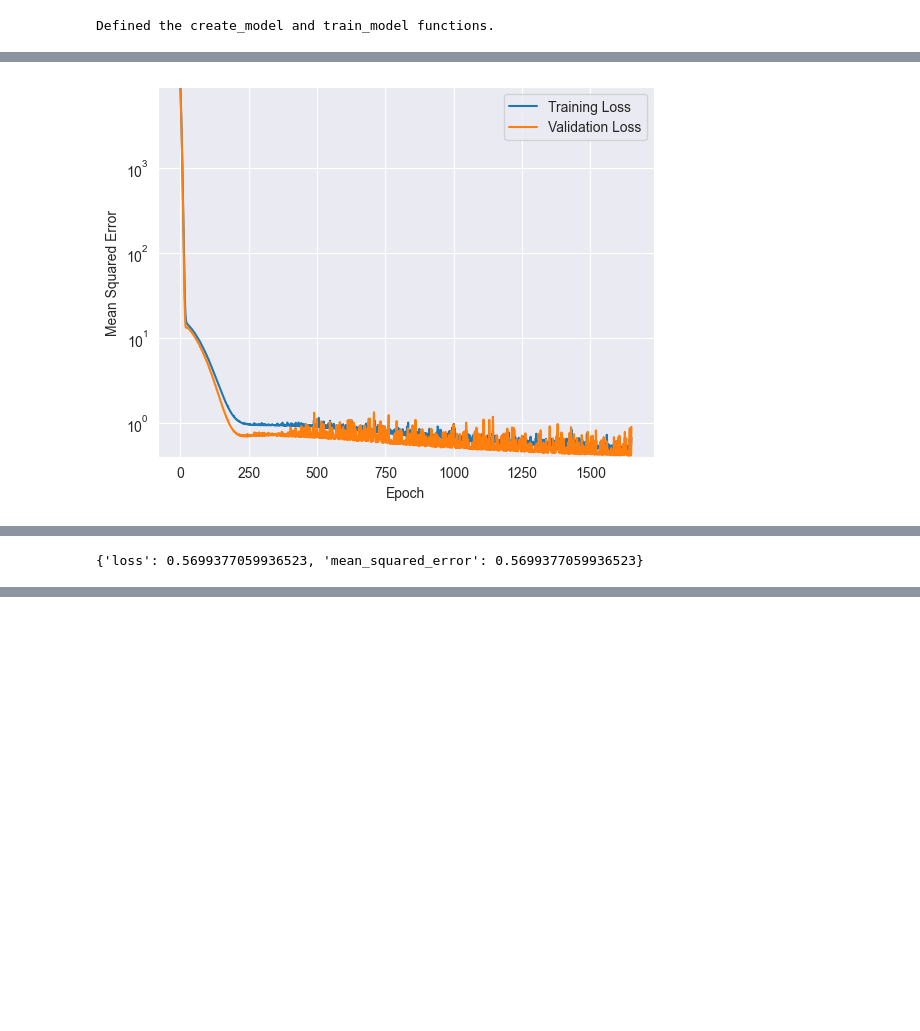
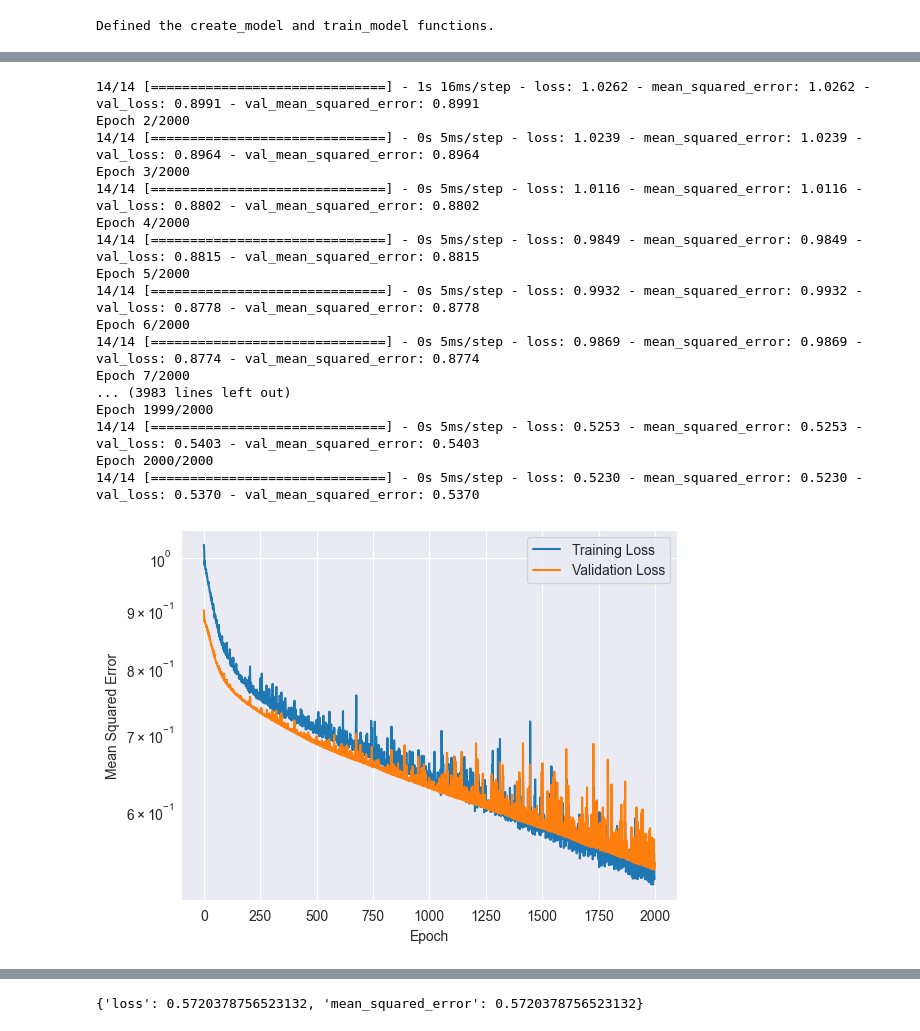
Before and after one commit to Stegi56/Body-Fat-Estimator, a Jupyter notebook: model2.ipynb, the cells around one changed output, grey strips where cells are left out. Saved outputs shown, nothing was run; the diff lists cells and outputs as text; code cells hidden in the pictures; blank space fills up the shorter version.

```diff
--- a/model2.ipynb
+++ b/model2.ipynb
@@ -28,6 +28,8 @@ dataFrame['ForearmWristRatio'] = dataFrame['Forearm'] / dataFrame['Wrist']
 
 dataFrame['BicepsWristRatio'] = dataFrame['Biceps'] / dataFrame['Wrist']
 
+dataFrame['ThighAnkleRatio'] = dataFrame['Thigh'] / dataFrame['Ankle']
+
 fig = px.histogram(dataFrame, x="BMI")
 fig.show()
 
@@ -38,6 +40,9 @@ fig = px.histogram(dataFrame, x="ForearmWristRatio")
 fig.show()
 
 fig = px.histogram(dataFrame, x="BicepsWristRatio")
+fig.show()
+
+fig = px.histogram(dataFrame, x="ThighAnkleRatio")
 fig.show()
 
 fig = px.histogram(dataFrame, x="BodyFat")
@@ -354,10 +376,10 @@ def get_outputs_dnn():
   return outputs
 # %%
 # The following variables are the hyperparameters.
-learning_rate = 0.0005
+learning_rate = 0.0002
 epochs = 2000
-batch_size = 10
-l2_regularization = 0.2
+batch_size = 11
+l2_regularization = 0.8
 patience = 70
 
 # Specify the label
@@ -410 +415,0 @@ Epoch 1651/2000
-[figure, old version]
@@ -413 +417,18 @@ Epoch 1651/2000
-{'loss': 0.5699377059936523, 'mean_squared_error': 0.5699377059936523}
+14/14 [==============================] - 1s 16ms/step - loss: 1.0262 - mean_squared_error: 1.0262 - val_loss: 0.8991 - val_mean_squared_error: 0.8991
+Epoch 2/2000
+14/14 [==============================] - 0s 5ms/step - loss: 1.0239 - mean_squared_error: 1.0239 - val_loss: 0.8964 - val_mean_squared_error: 0.8964
+Epoch 3/2000
+14/14 [==============================] - 0s 5ms/step - loss: 1.0116 - mean_squared_error: 1.0116 - val_loss: 0.8802 - val_mean_squared_error: 0.8802
+Epoch 4/2000
+14/14 [==============================] - 0s 5ms/step - loss: 0.9849 - mean_squared_error: 0.9849 - val_loss: 0.8815 - val_mean_squared_error: 0.8815
+Epoch 5/2000
+14/14 [==============================] - 0s 5ms/step - loss: 0.9932 - mean_squared_error: 0.9932 - val_loss: 0.8778 - val_mean_squared_error: 0.8778
+Epoch 6/2000
+14/14 [==============================] - 0s 5ms/step - loss: 0.9869 - mean_squared_error: 0.9869 - val_loss: 0.8774 - val_mean_squared_error: 0.8774
+Epoch 7/2000
+... (3983 lines left out)
+Epoch 1999/2000
+14/14 [==============================] - 0s 5ms/step - loss: 0.5253 - mean_squared_error: 0.5253 - val_loss: 0.5403 - val_mean_squared_error: 0.5403
+Epoch 2000/2000
+14/14 [==============================] - 0s 5ms/step - loss: 0.5230 - mean_squared_error: 0.5230 - val_loss: 0.5370 - val_mean_squared_error: 0.5370
+[figure, new version]
@@ -414,3 +437,4 @@ Epoch 1651/2000
+{'loss': 0.5720378756523132, 'mean_squared_error': 0.5720378756523132}
 # %%
 #Output weights
 input_layer = my_model.layers[len(inputs)+1]
```
Also changed, not shown: parts of 7 cells of this notebook.
